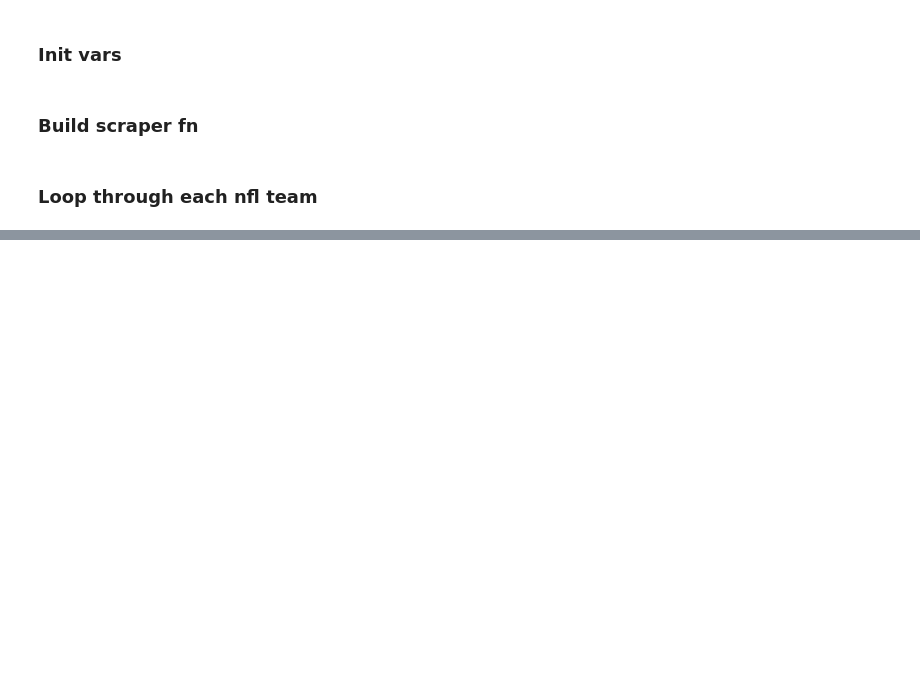
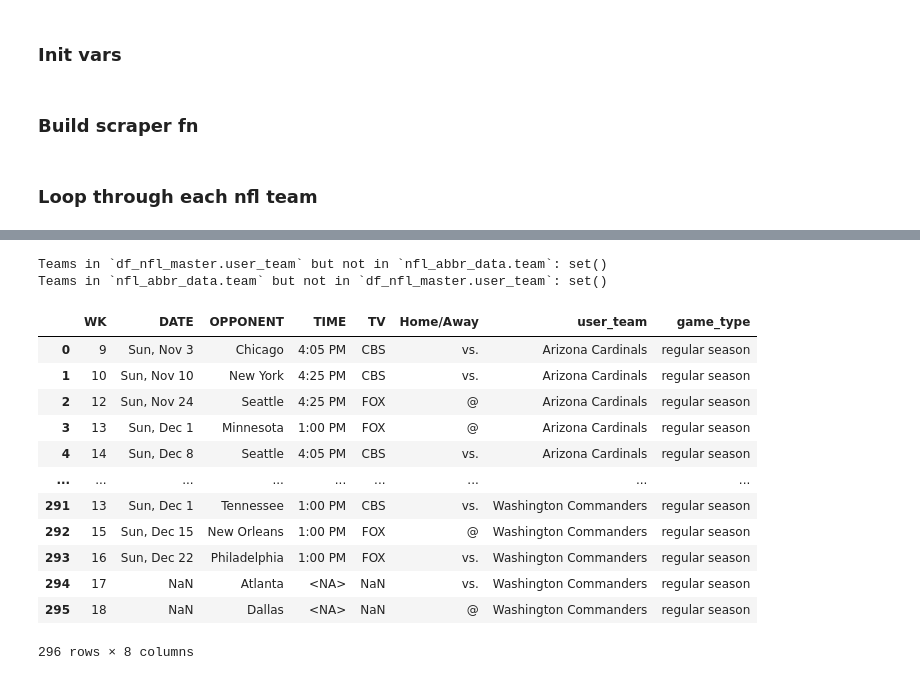
Before and after one commit to chriskopel/project_w, a Jupyter notebook: 2024_10_28__all_in_one/notebooks/scraping_sandbox.ipynb, the cells around one changed output, grey strips where cells are left out. Cells and saved outputs as stored; diff of their text form; code cells hidden in the pictures; blank space fills up the shorter version.

Commit message:
adding nfl with new source (espn)

```diff
--- a/2024_10_28__all_in_one/notebooks/scraping_sandbox.ipynb
+++ b/2024_10_28__all_in_one/notebooks/scraping_sandbox.ipynb
@@ -623,0 +506,3 @@ df_nfl_master.to_csv('df_nfl_master_2024_10_31.csv',index=False)
+# %%
+nfl_abbr_data = pd.read_csv(r"C:\Users\Owner\Documents\Data Projects\GitHub\Apps\project_w\data\nfl_espn_team_abbr.csv")
+# today = datetime.now().date()
@@ -623,0 +569,14 @@ df_nfl_master.to_csv('df_nfl_master_2024_10_31.csv',index=False)
+# %%
+for nfl_team in nfl_abbr_data['abbr']:
+
+    # Scrape
+    nfl_team_sch = retrieve_espn_nfl_schedule(nfl_team)
+
+    # Check for dataframe
+    if 'df_nfl_master' in locals():
+        df_nfl_master = pd.concat([df_nfl_master, nfl_team_sch], ignore_index=True)
+    else:
+        df_nfl_master = nfl_team_sch.copy()
+
+    # Pause for n seconds to address HTTPError: HTTP Error 429: Too Many Requests
+    time.sleep(4)
@@ -623,0 +603,17 @@ df_nfl_master.to_csv('df_nfl_master_2024_10_31.csv',index=False)
+# %%
+# Convert both arrays to sets
+user_team_set = set(df_nfl_master.user_team.unique())
+abbr_team_set = set(nfl_abbr_data.team.unique())
+
+# Find differences
+only_in_user_team = user_team_set - abbr_team_set
+only_in_abbr_team = abbr_team_set - user_team_set
+
+# Display results
+print("Teams in `df_nfl_master.user_team` but not in `nfl_abbr_data.team`:", only_in_user_team)
+print("Teams in `nfl_abbr_data.team` but not in `df_nfl_master.user_team`:", only_in_abbr_team)
+# %% [output]
+Teams in `df_nfl_master.user_team` but not in `nfl_abbr_data.team`: set()
+Teams in `nfl_abbr_data.team` but not in `df_nfl_master.user_team`: set()
+# %%
+df_nfl_master['Home/Away'] = df_nfl_master['Home/Away'].replace('vs', 'vs.')
@@ -623,0 +622,16 @@ df_nfl_master.to_csv('df_nfl_master_2024_10_31.csv',index=False)
+# %%
+df_nfl_master
+# %% [output]
+|  | WK | DATE | OPPONENT | TIME | TV | Home/Away | user_team | game_type |
+| 0 | 9 | Sun, Nov 3 | Chicago | 4:05 PM | CBS | vs. | Arizona Cardinals | regular season |
+| 1 | 10 | Sun, Nov 10 | New York | 4:25 PM | CBS | vs. | Arizona Cardinals | regular season |
+| 2 | 12 | Sun, Nov 24 | Seattle | 4:25 PM | FOX | @ | Arizona Cardinals | regular season |
+| 3 | 13 | Sun, Dec 1 | Minnesota | 1:00 PM | FOX | @ | Arizona Cardinals | regular season |
+| 4 | 14 | Sun, Dec 8 | Seattle | 4:05 PM | CBS | vs. | Arizona Cardinals | regular season |
+| ... | ... | ... | ... | ... | ... | ... | ... | ... |
+| 291 | 13 | Sun, Dec 1 | Tennessee | 1:00 PM | CBS | vs. | Washington Commanders | regular season |
+| 292 | 15 | Sun, Dec 15 | New Orleans | 1:00 PM | FOX | @ | Washington Commanders | regular season |
+| 293 | 16 | Sun, Dec 22 | Philadelphia | 1:00 PM | FOX | vs. | Washington Commanders | regular season |
+| 294 | 17 | NaN | Atlanta | <NA> | NaN | vs. | Washington Commanders | regular season |
+| 295 | 18 | NaN | Dallas | <NA> | NaN | @ | Washington Commanders | regular season |
+296 rows × 8 columns
```
Also changed, not shown: parts of 21 cells of this notebook, 2 other files.
